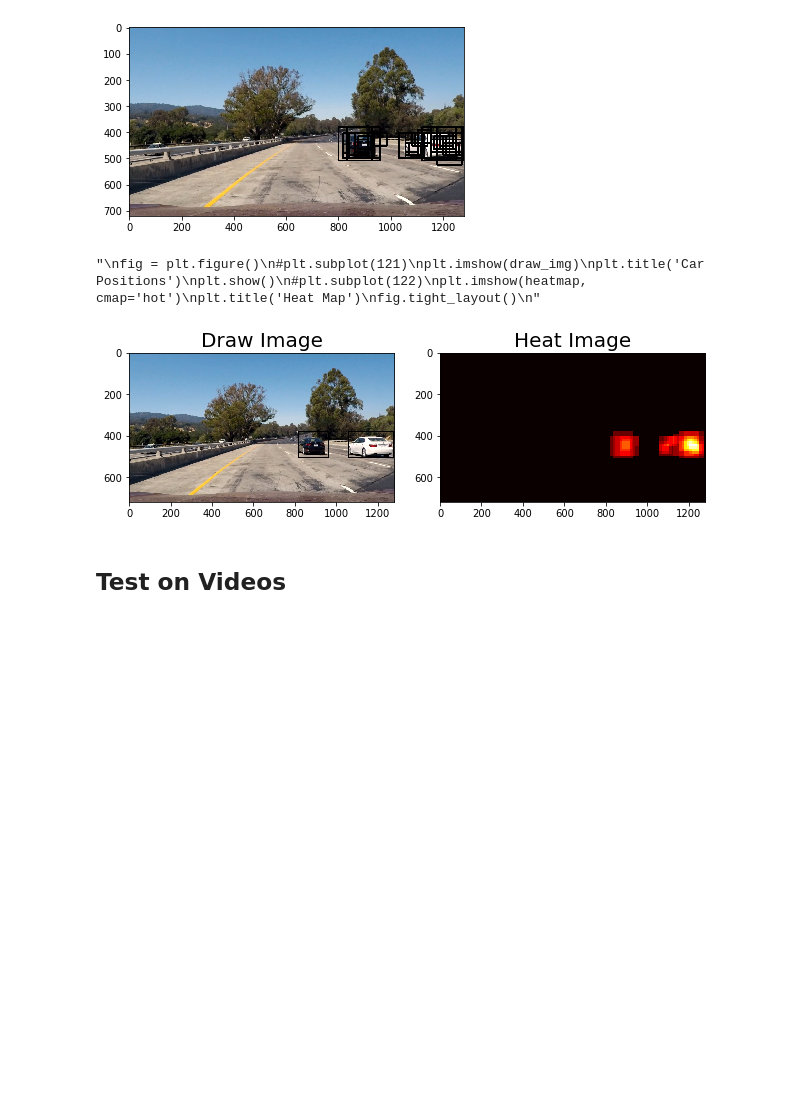
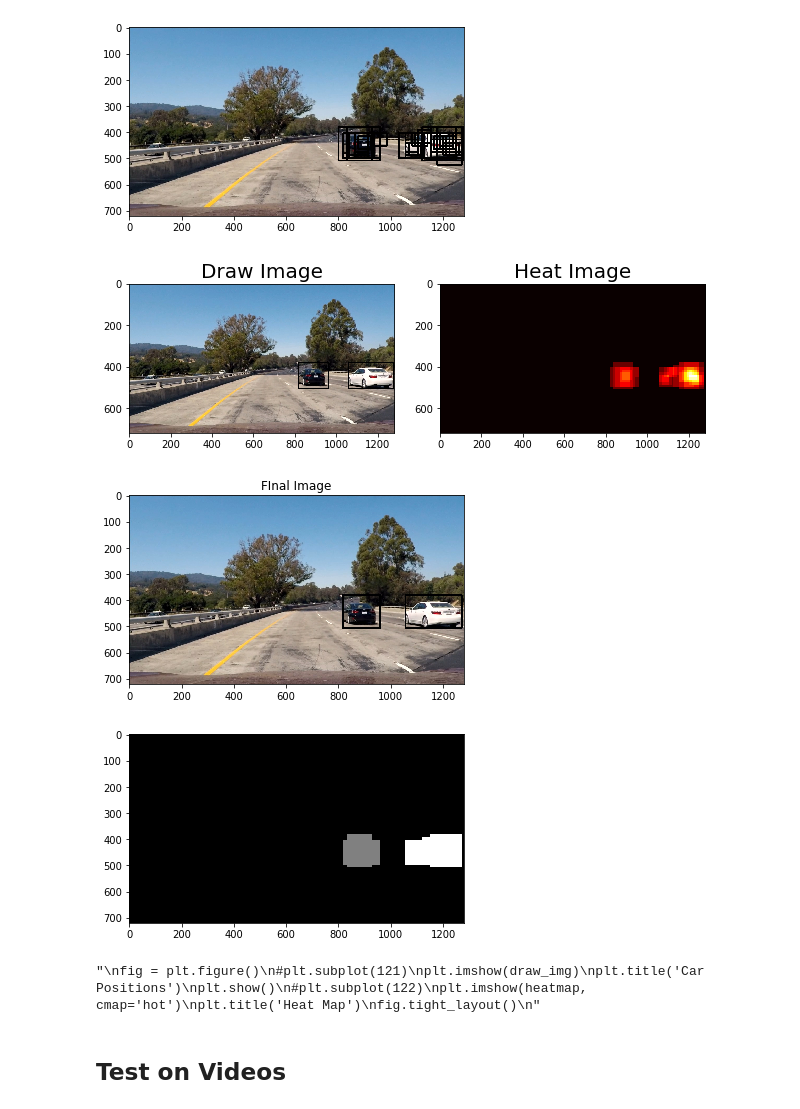
Before and after one commit to pkorivi/CarND-Vehicle-Detection, a Jupyter notebook: car_tracking.ipynb, the cells around one changed output. Saved outputs shown, nothing was run; the diff lists cells and outputs as text; code cells hidden in the pictures; blank space fills up the shorter version.

Commit message:
labels and other images

```diff
--- a/car_tracking.ipynb
+++ b/car_tracking.ipynb
@@ -571,35 +571,44 @@ heat = add_heat(heat,car_full_boxes)
 # Apply threshold to help remove false positives
 heat = apply_threshold(heat,1)
 
 # Visualize the heatmap when displaying
 heatmap = np.clip(heat, 0, 255)
 
 # Find final boxes from heatmap using label function
 labels = label(heatmap)
 draw_img = draw_labeled_bboxes(np.copy(im), labels)
 
 f, ax = plt.subplots(1, 2, figsize=(8, 3))
 f.tight_layout()
 ax[0].imshow(draw_img)
 ax[0].set_title('Draw Image', fontsize=20)
 ax[1].imshow(heatmap, cmap='hot')
 ax[1].set_title('Heat Image', fontsize=20)
 plt.subplots_adjust(left=0., right=1, top=0.9, bottom=0.)
 
+plt.show()
+
+plt.imshow(draw_img)
+plt.title('FInal Image')
+plt.show()
+plt.imshow(labels[0], cmap='gray')
+plt.show()
 """
 fig = plt.figure()
 #plt.subplot(121)
 plt.imshow(draw_img)
 plt.title('Car Positions')
 plt.show()
 #plt.subplot(122)
 plt.imshow(heatmap, cmap='hot')
 plt.title('Heat Map')
 fig.tight_layout()
 """
 # %% [output]
+[figure]
+[figure, added]
+[figure, added]
 "\nfig = plt.figure()\n#plt.subplot(121)\nplt.imshow(draw_img)\nplt.title('Car Positions')\nplt.show()\n#plt.subplot(122)\nplt.imshow(heatmap, cmap='hot')\nplt.title('Heat Map')\nfig.tight_layout()\n"
-[figure]
 # %% [markdown]
 ## Test on Videos
 # %%
```
Also changed, not shown: 2 other files.
